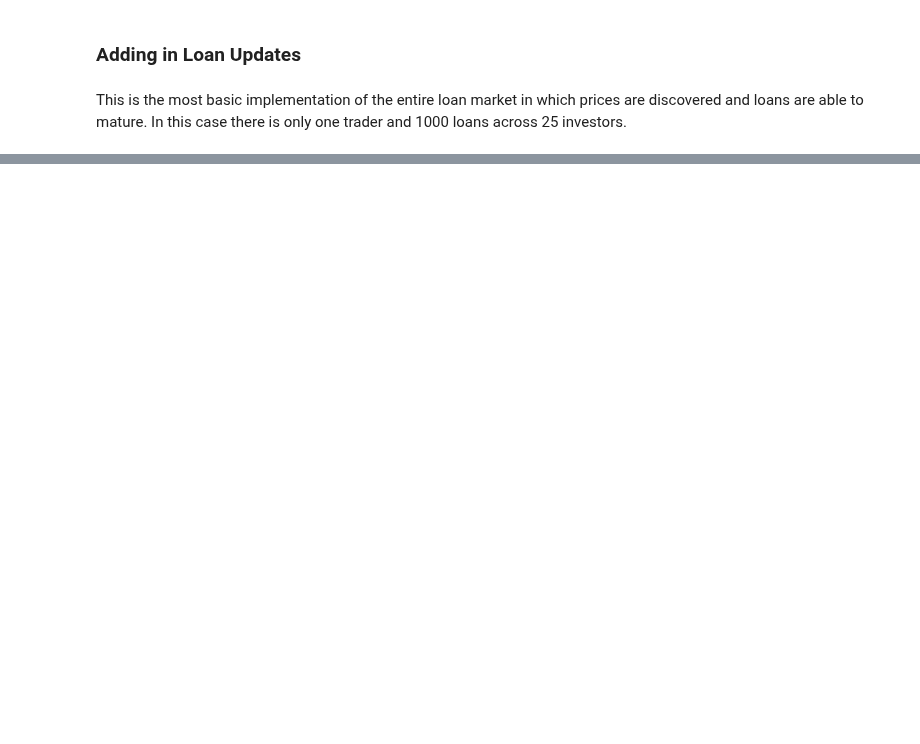
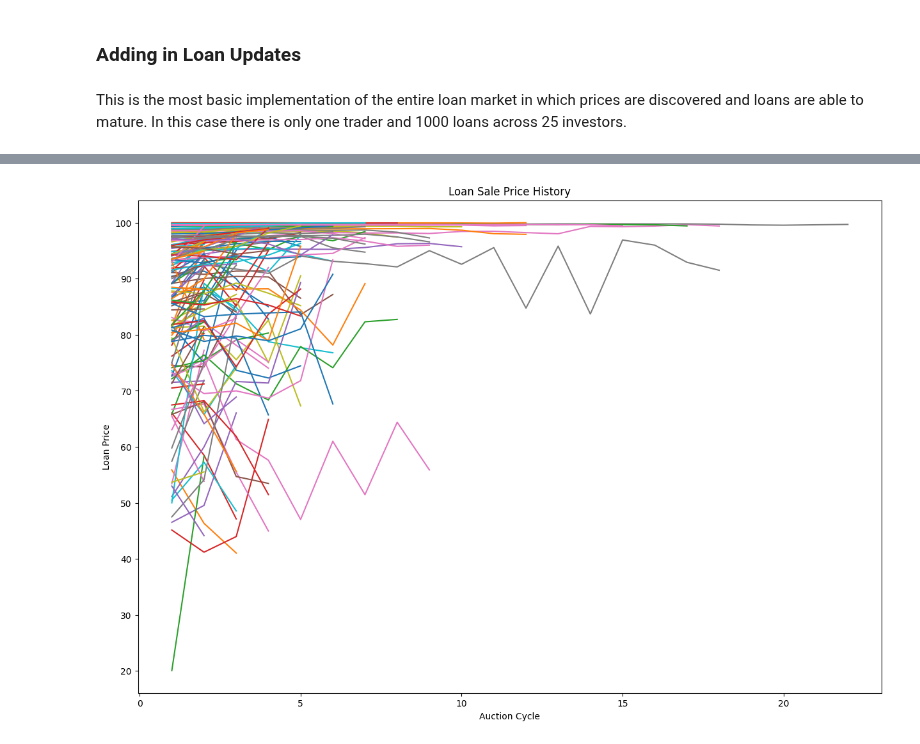
Before and after one commit to mithilpujar/capstone, a Jupyter notebook: Loan Trader Demonstration.ipynb, the cells around one changed output, grey strips where cells are left out. Drawn from its saved outputs; the diff is of its cells as text; code cells hidden in the pictures; blank space fills up the shorter version.

```diff
--- a/Loan Trader Demonstration.ipynb
+++ b/Loan Trader Demonstration.ipynb
@@ -194,0 +194,13 @@ plt.show()
+# %%
+# Generating a plot similar to the above but for sale price history
+
+plt.figure(figsize=(15, 10))
+for i, sublist in enumerate([loan.sale_price_history for loan in loans_list]):
+    plt.plot(sublist, label=f'Series {i + 1}')
+
+plt.title("Loan Sale Price History")
+plt.xlabel("Auction Cycle")
+plt.ylabel("Loan Price")
+plt.show()
+# %% [output]
+[figure, added]
```
Also changed, not shown: parts of 6 cells of this notebook, 7 other files.
